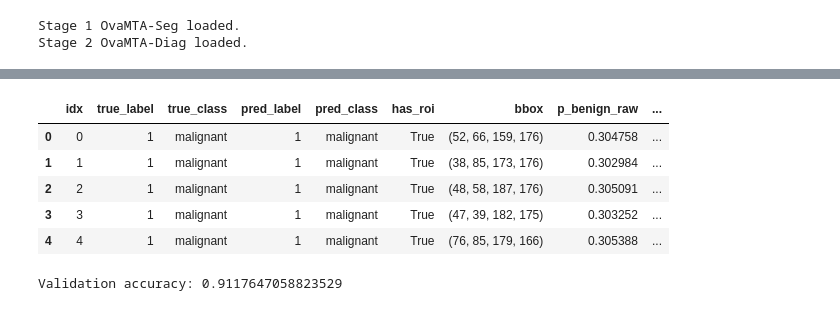
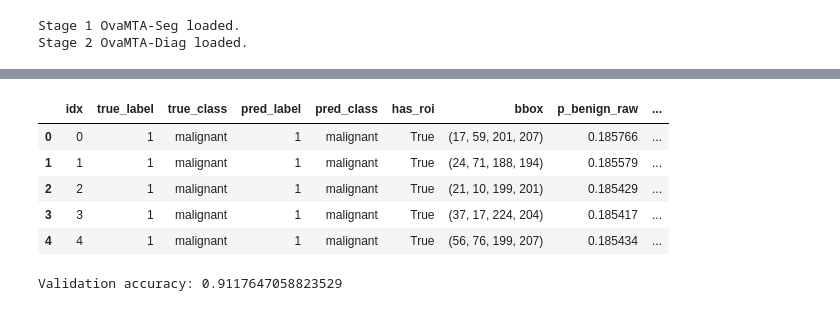
Before and after one commit to saratramontana/test_segmentation_model, a Jupyter notebook: inference_ovamta_pipeline.ipynb, the cells around one changed output, grey strips where cells are left out. Cells and saved outputs as stored; diff of their text form; code cells hidden in the pictures.

```diff
--- a/inference_ovamta_pipeline.ipynb
+++ b/inference_ovamta_pipeline.ipynb
@@ -32,8 +32,8 @@ device = torch.device("cuda" if torch.cuda.is_available() else "cpu")
 # print("Val labels:")
 # print(val_df["risk_class"].value_counts())
 # %%
-seg_ckpt_path = "/Users/saratramontana/Documents/test_segmentation_model/external/OvaMTA/test_ovamta_seg/s148uznn/checkpoints/epoch=1-step=28.ckpt"
-diag_ckpt_path = "/Users/saratramontana/Documents/test_segmentation_model/external/OvaMTA/test_ovamta_diag/az6cubwj/checkpoints/epoch=7-step=112.ckpt"
+seg_ckpt_path = "/Users/saratramontana/Documents/test_segmentation_model/external/OvaMTA/test_ovamta_seg/uhod15jw/checkpoints/epoch=9-step=140.ckpt"
+diag_ckpt_path = "/Users/saratramontana/Documents/test_segmentation_model/external/OvaMTA/test_ovamta_diag/gsb0nl9h/checkpoints/epoch=0-step=14.ckpt"
 # %%
 def load_lightning_checkpoint_into_ovamta(model, ckpt_path, device):
     ckpt = torch.load(ckpt_path, map_location=device)
@@ -288,39 +290,39 @@ show_inference_result(result)
 # %%
-# all_results = []
+all_results = []
 
-# for idx in range(len(val_df)):
-#     row = val_df.iloc[idx]
+for idx in range(len(val_df)):
+    row = val_df.iloc[idx]
 
-#     result = ovamta_inference_one_row(
-#         row=row,
-#         model_seg=model_seg,
-#         model_diag=model_diag,
-#         device=device
-#     )
+    result = ovamta_inference_one_row(
+        row=row,
+        model_seg=model_seg,
+        model_diag=model_diag,
+        device=device
+    )
 
-#     all_results.append({
-#         "idx": idx,
-#         "true_label": result["true_label"],
-#         "true_class": result["true_class"],
-#         "pred_label": result["pred_label"],
-#         "pred_class": result["pred_class"],
-#         "has_roi": result["has_roi"],
-#         "bbox": result["bbox"],
-#         "p_benign_raw": result["p_benign_raw"],
-#         "p_malignant_raw": result["p_malignant_raw"],
-#         "prob_benign_softmax": result["prob_benign_softmax"],
-#         "prob_malignant_softmax": result["prob_malignant_softmax"],
-#         "stage1_raw": result["stage1_raw"],
-#         "stage2_raw": result["stage2_raw"],
-#     })
+    all_results.append({
+        "idx": idx,
+        "true_label": result["true_label"],
+        "true_class": result["true_class"],
+        "pred_label": result["pred_label"],
+        "pred_class": result["pred_class"],
+        "has_roi": result["has_roi"],
+        "bbox": result["bbox"],
+        "p_benign_raw": result["p_benign_raw"],
+        "p_malignant_raw": result["p_malignant_raw"],
+        "prob_benign_softmax": result["prob_benign_softmax"],
+        "prob_malignant_softmax": result["prob_malignant_softmax"],
+        "stage1_raw": result["stage1_raw"],
+        "stage2_raw": result["stage2_raw"],
+    })
 
-# results_df = pd.DataFrame(all_results)
-# results_df.head()
+results_df = pd.DataFrame(all_results)
+results_df.head()
 # %% [output]
 |  | idx | true_label | true_class | pred_label | pred_class | has_roi | bbox | p_benign_raw | ... |
-| 0 | 0 | 1 | malignant | 1 | malignant | True | (52, 66, 159, 176) | 0.304758 | ... |
-| 1 | 1 | 1 | malignant | 1 | malignant | True | (38, 85, 173, 176) | 0.302984 | ... |
-| 2 | 2 | 1 | malignant | 1 | malignant | True | (48, 58, 187, 176) | 0.305091 | ... |
-| 3 | 3 | 1 | malignant | 1 | malignant | True | (47, 39, 182, 175) | 0.303252 | ... |
-| 4 | 4 | 1 | malignant | 1 | malignant | True | (76, 85, 179, 166) | 0.305388 | ... |
+| 0 | 0 | 1 | malignant | 1 | malignant | True | (17, 59, 201, 207) | 0.185766 | ... |
+| 1 | 1 | 1 | malignant | 1 | malignant | True | (24, 71, 188, 194) | 0.185579 | ... |
+| 2 | 2 | 1 | malignant | 1 | malignant | True | (21, 10, 199, 201) | 0.185429 | ... |
+| 3 | 3 | 1 | malignant | 1 | malignant | True | (37, 17, 224, 204) | 0.185417 | ... |
+| 4 | 4 | 1 | malignant | 1 | malignant | True | (56, 76, 199, 207) | 0.185434 | ... |
 # %%
```
Also changed, not shown: parts of 6 cells of this notebook, 1 other file.
